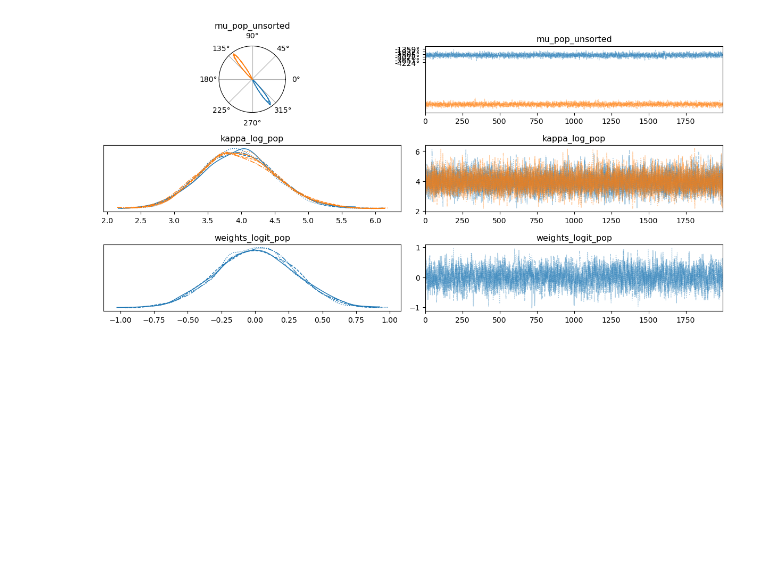
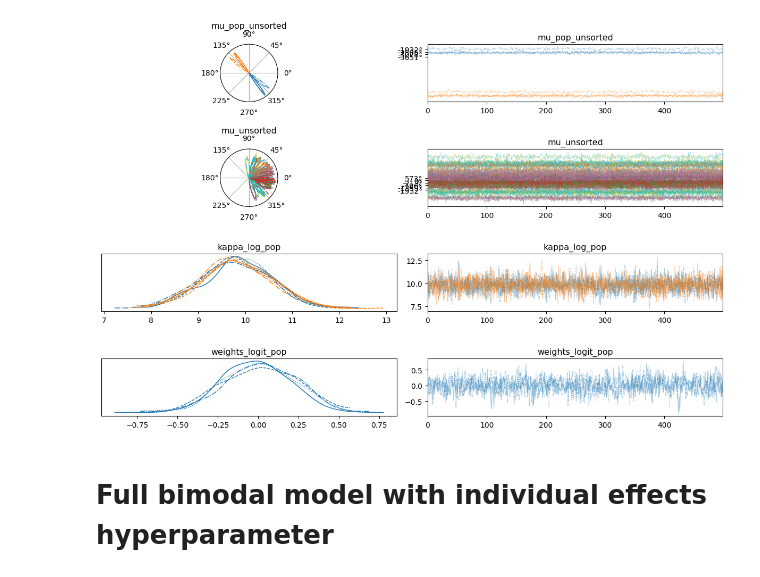
Before and after one commit to jgraving/unwrap, a Jupyter notebook: notebooks/bimodal_example.ipynb, the cells around one changed output. Drawn from its saved outputs; the diff is of its cells as text; code cells hidden in the pictures; blank space fills up the shorter version.

```diff
--- a/notebooks/bimodal_example.ipynb
+++ b/notebooks/bimodal_example.ipynb
@@ -249,7 +283,7 @@ from pymc import VonMises
 from scipy.stats import vonmises, circstd
 
 #1st test, doubled angles as in Foster et al., 2019
-df['TwoAngle'] = df['angles'].apply(lambda x:
+df['TwoAngle'] = df['RadAngle'].apply(lambda x:
                                     shifted_modulo(x*2) if pd.notnull(x) else x)
 vm_prior = vonmises.fit(df["TwoAngle"], fscale=1)
 sd_prior = circstd(df["TwoAngle"]) #Mardia SD used
@@ -260,12 +294,11 @@ formula = bmb.Formula(
     "kappa ~ 1 + (1|Individual)",
 )
 priors = {
-    "Intercept": bmb.Prior("Normal", mu=vm_prior[1], sigma=90*np.pi/180),#was tight now broader
-# We expect the effect of condition to be a change of 180° (2 x 90°), most priors find this fairly well
+    "Intercept": bmb.Prior("Normal", mu=vm_prior[1], sigma=15*np.pi/180),#relatively tight
 # Individual-level effects for μ: #bias to high kappa appears to cause divergent transitions here
 "1|Individual": bmb.Prior(
-# "Normal", mu=0, sigma= bmb.Prior('StudentT', nu = 3, mu=sd_prior, sigma = 0.1) #assume the ML estimate is correct
-"Normal", mu=0, sigma= bmb.Prior('HalfStudentT', nu = 3, sigma=sd_prior) #assume the ML estimate is correct
+# "Normal", mu=0, sigma= bmb.Prior('HalfStudentT', nu = 3, sigma=sd_prior) #assume the ML estimate is correct
+"Normal", mu=0, sigma= bmb.Prior('HalfStudentT', nu = 3, sigma=10*np.pi/180) #assume very small (kappa ~ Inf)
 ),
 # Priors for the κ-model (inside the "kappa" dictionary):
 "kappa": {
@@ -294,8 +327,8 @@ print(model)
 
 # Fit the model.
 # 4000 iterations takes approx 30s
-idata = model.fit(draws= 2000,
-                  tune = 2000,
+idata = model.fit(tune = 1000,
+                  draws= 1000,
                   init = 'auto',
                   progressbar=True) #
 # %% [output]
@@ -373,28 +419,32 @@ plt.show()
 # %%
+from unwrap.link.numpy import inverse_softplus
 #build pymc model equivalent to Sayin et al.
+## my comments are labelled like this
 # Define the data based on merged_df
+
+## prepare the data
 #vector of angles for pymc
-directions = df['angles'].values
+directions = df['RadAngle'].values
 
-#convert from names to numbers
+## convert from names to numbers
 # individuals = df['Individual'].values.astype(np.int32)
 individuals, uniques = pd.factorize(df['Individual'])#returns the index in the unique values vector, and the unique values vector
-#pymc will only accept integers, convert tuple to integer entrywise
+## pymc will only accept integers, convert tuple to integer entrywise
 individuals = pd.Series(individuals).apply(lambda x: np.int32(x))
 num_individuals = df['Individual'].nunique()
 
-
-def inverse_softplus(x):
-    return pt.log(pt.exp(x) - 1)
-
 # Define the model
-#currently uses same priors as Sayin et al., only the mean has a more specific prior and kappa has a less restrictive one
+## currently uses same priors as Sayin et al., only the mean has a more specific prior and kappa has a less restrictive one
 with pm.Model() as hierarchical_directional_model:
 
     # Population mean angle in radians, bounded between -π and π
+    ## set up a pair of angles
     # mu_pop_unsorted = pm.Uniform("mu_pop_unsorted", lower=-np.pi, upper=np.pi, shape=(2,))
-    # pymc has trouble finding this on its own, giving a better prior
-    mu_pop_unsorted = pm.Normal("mu_pop_unsorted", mu=vm_prior[1]/2 + [0, np.pi], sigma = 90*np.pi/180, shape=(2,))
+    ## pymc has trouble finding this on its own, giving a better prior
+    ## originally this was a pair of values anywhere on the circle
+    ## this is now a pair of values 180° apart, drawn from a normal distribution
+    ## roughly centred on the grand mean from the doubled angles
+    mu_pop_unsorted = pm.Normal("mu_pop_unsorted", mu=vm_prior[1]/2 + [0, np.pi], sigma = 30*np.pi/180, shape=(2,))
     mu_pop = pm.Deterministic("mu_pop", pt.sort(mu_pop_unsorted))
 
     # Individual mean angles with a Von Mises distribution, adjusted by the population mean
@@ -434,7 +484,9 @@ with pm.Model() as hierarchical_directional_model:
 with warnings.catch_warnings():
     warnings.simplefilter("ignore", UserWarning)
     with hierarchical_directional_model:
-        trace = pm.sample(2000, return_inferencedata=True)
+        trace = pm.sample(tune = 1000,
+                            draws = 500,
+                            return_inferencedata=True)
 # %% [output]
 Initializing NUTS using jitter+adapt_diag...
 Multiprocess sampling (4 chains in 4 jobs)
@@ -470,26 +524,28 @@ az.summary(
 # %%
 varnms = ["mu_pop_unsorted",
-            #    "mu_unsorted",#there are a lot of these, perhaps don't inspect all immediately
+               "mu_unsorted",#there are a lot of these, perhaps don't inspect all immediately
                 "kappa_log_pop",
             #    "kappa_log",
                "weights_logit_pop",
             #    "weights_logit"
                 ]
 #Specify which parameters are circular
 cvars = ["mu_pop_unsorted",
-                    # "mu_unsorted"
+                    "mu_unsorted"
                     ]
 #transform the circular data for interpretability
 trace_trans = trace.copy() # set up a variable for transformed data
 for cvar in cvars:
     trace_trans.posterior[cvar] = -180*trace_trans.posterior[cvar]/np.pi # convert each to degrees that will plot clockwise
 
 az.plot_trace(trace_trans,
               var_names=varnms,
               circ_var_names=cvars,
               circ_var_units='degrees') #now in degrees and going clockwise, but axis labels are anticlock and start at right
 plt.tight_layout()
 plt.show()
 # %% [output]
-[figure, old version]
+[figure, new version]
+# %% [markdown]
+# Full bimodal model with individual effects hyperparameter
 # %%
```
Also changed, not shown: parts of 21 cells of this notebook.
